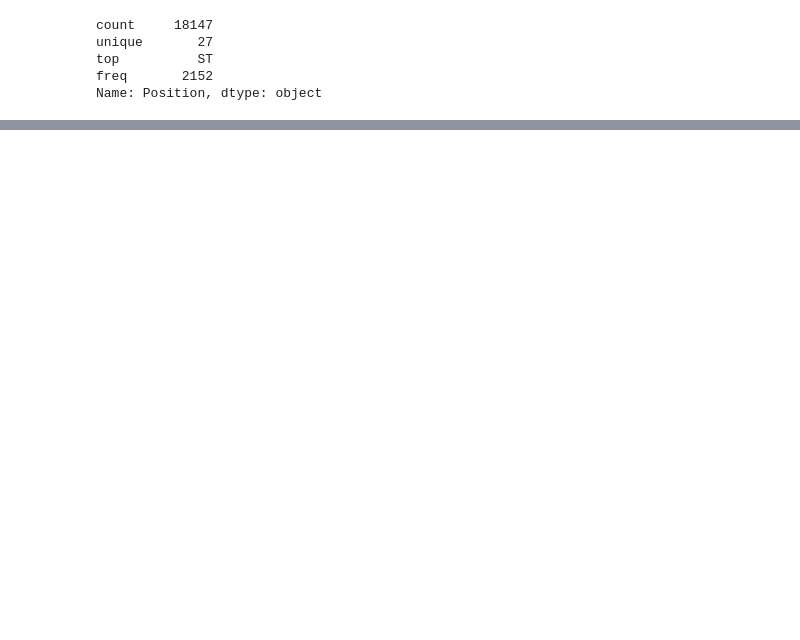
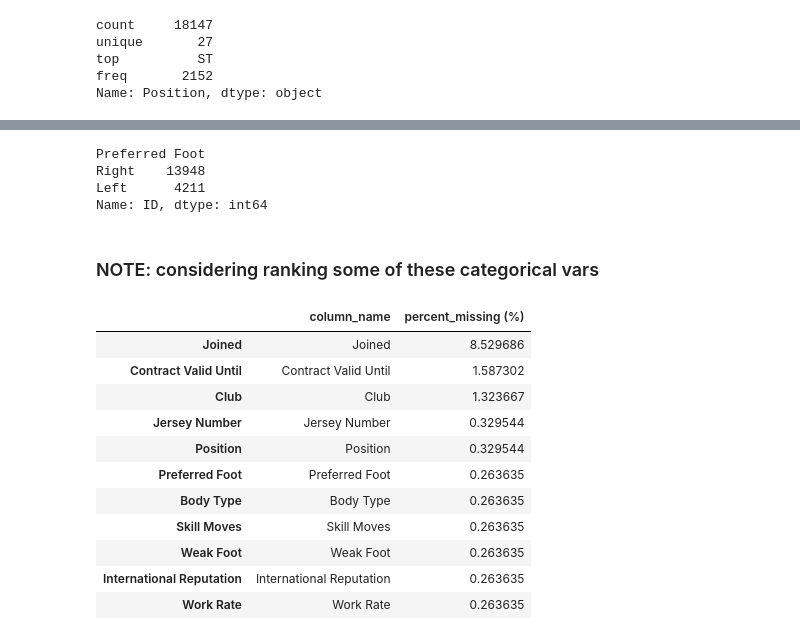
Before and after one commit to HieuFromWaterloo/stat441_project, a Jupyter notebook: Exploration.ipynb, the cells around one changed output, grey strips where cells are left out. Drawn from its saved outputs; the diff is of its cells as text; code cells hidden in the pictures; blank space fills up the shorter version.

```diff
--- a/Exploration.ipynb
+++ b/Exploration.ipynb
@@ -389,0 +488,2 @@ Name: Position, dtype: object
+# %%
+data["Work Rate"].fillna(data["Work Rate"].mode(), inplace = True)
@@ -389,0 +502,2 @@ Name: Position, dtype: object
+# %%
+data["Weak Foot"].fillna(data["Weak Foot"].mode(), inplace = True)
@@ -389,0 +517,35 @@ Name: Position, dtype: object
+# %%
+data["International Reputation"].fillna(data["International Reputation"].mode(), inplace = True)
+# %%
+# Preferred Foot
+df = data.groupby('Preferred Foot')['ID'].nunique().sort_values(ascending=False)
+print(df)
+# %% [output]
+Preferred Foot
+Right    13948
+Left      4211
+Name: ID, dtype: int64
+# %%
+data["Preferred Foot"].fillna(data["Preferred Foot"].mode(), inplace = True)
+# %% [markdown]
+### NOTE: considering ranking some of these categorical vars
+# %%
+columns = data.columns
+percent_missing = data.isnull().sum() * 100 / len(data)
+missing_value_df = pd.DataFrame({'column_name': columns,
+                                 'percent_missing (%)': percent_missing})
+missing_value_df.sort_values('percent_missing (%)', inplace=True, ascending=False)
+missing_value_df[missing_value_df["percent_missing (%)"] != 0]
+# %% [output]
+|  | column_name | percent_missing (%) |
+| Joined | Joined | 8.529686 |
+| Contract Valid Until | Contract Valid Until | 1.587302 |
+| Club | Club | 1.323667 |
+| Jersey Number | Jersey Number | 0.329544 |
+| Position | Position | 0.329544 |
+| Preferred Foot | Preferred Foot | 0.263635 |
+| Body Type | Body Type | 0.263635 |
+| Skill Moves | Skill Moves | 0.263635 |
+| Weak Foot | Weak Foot | 0.263635 |
+| International Reputation | International Reputation | 0.263635 |
+| Work Rate | Work Rate | 0.263635 |
```
Also changed, not shown: parts of 19 cells of this notebook, 2 other files.
